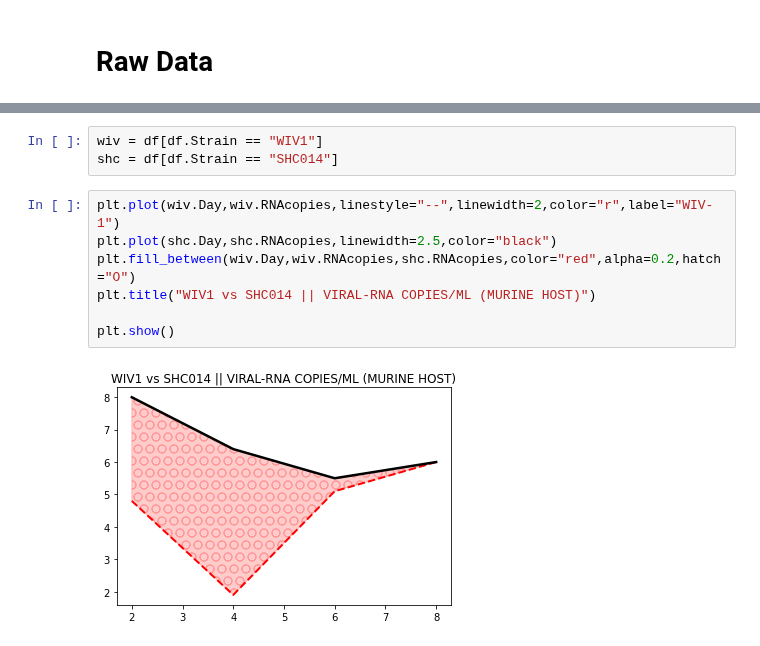
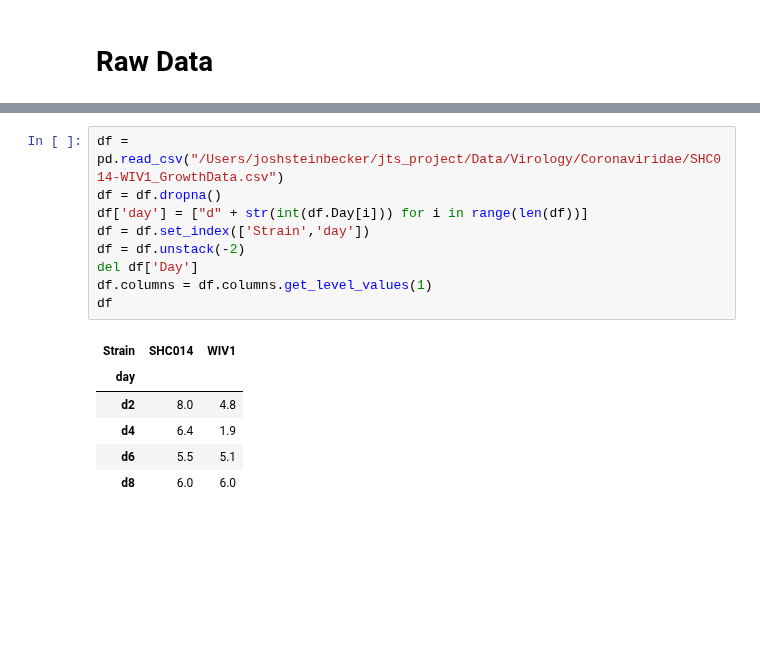
Before and after one commit to jsteinbecker/sars-cov-2, a Jupyter notebook: Data/Virology/Coronaviridae/WIV1 SHC014 Growth.ipynb, the cells around one changed output, grey strips where cells are left out. Cells and saved outputs as stored; diff of their text form; blank space fills up the shorter version.

```diff
--- a/Data/Virology/Coronaviridae/WIV1 SHC014 Growth.ipynb
+++ b/Data/Virology/Coronaviridae/WIV1 SHC014 Growth.ipynb
@@ -22,12 +11,16 @@ df
-# %%
-wiv = df[df.Strain == "WIV1"]
-shc = df[df.Strain == "SHC014"]
-# %%
-plt.plot(wiv.Day,wiv.RNAcopies,linestyle="--",linewidth=2,color="r",label="WIV-1")
-plt.plot(shc.Day,shc.RNAcopies,linewidth=2.5,color="black")
-plt.fill_between(wiv.Day,wiv.RNAcopies,shc.RNAcopies,color="red",alpha=0.2,hatch="O")
-plt.title("WIV1 vs SHC014 || VIRAL-RNA COPIES/ML (MURINE HOST)")
-
-plt.show()
-# %% [output]
-[figure, removed]
+# %%
+df = pd.read_csv("/Users/joshsteinbecker/jts_project/Data/Virology/Coronaviridae/SHC014-WIV1_GrowthData.csv")
+df = df.dropna()
+df['day'] = ["d" + str(int(df.Day[i])) for i in range(len(df))]
+df = df.set_index(['Strain','day'])
+df = df.unstack(-2)
+del df['Day']
+df.columns = df.columns.get_level_values(1)
+df
+# %% [output]
+| Strain | SHC014 | WIV1 |
+| day |  |  |
+| d2 | 8.0 | 4.8 |
+| d4 | 6.4 | 1.9 |
+| d6 | 5.5 | 5.1 |
+| d8 | 6.0 | 6.0 |
```
Also changed, not shown: parts of 4 cells of this notebook, 11 other files.
